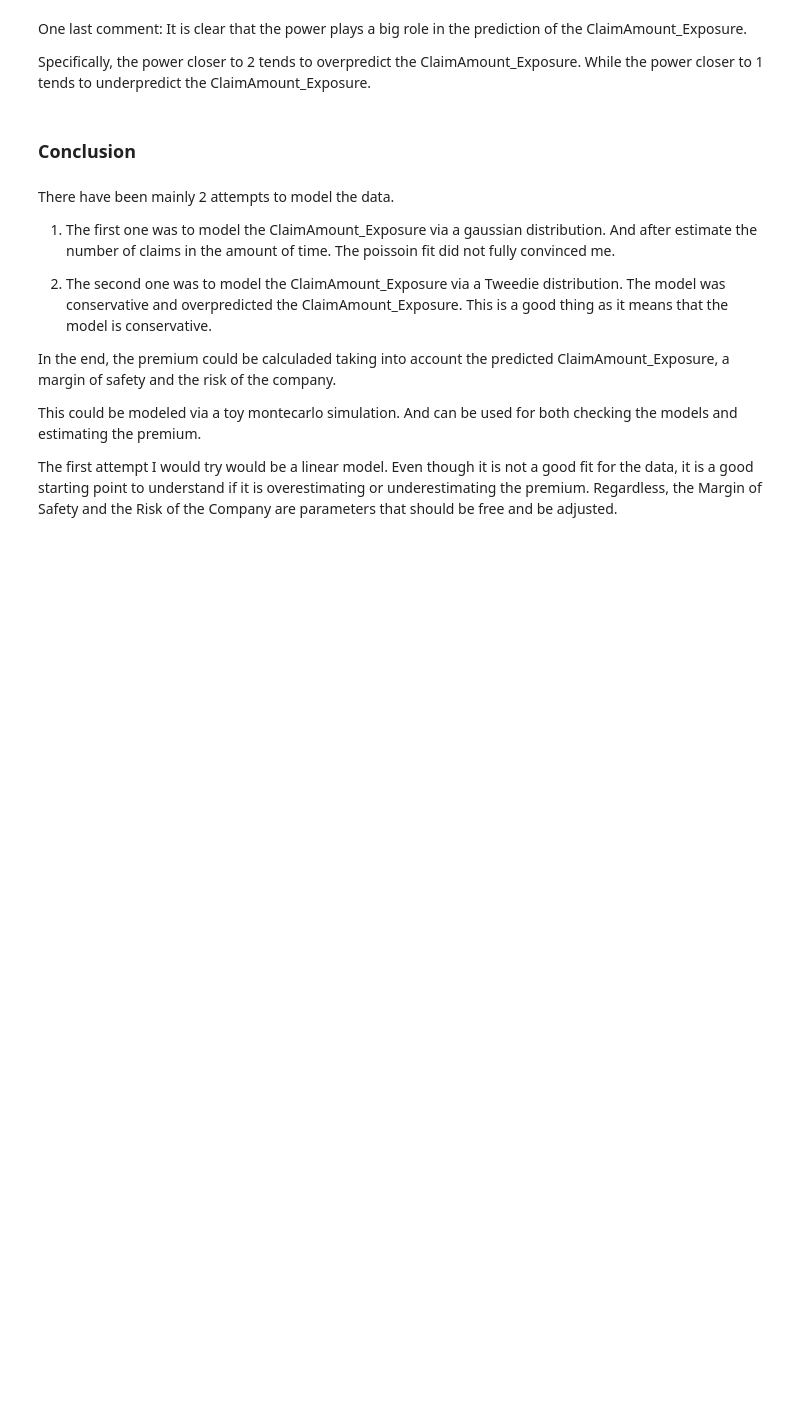
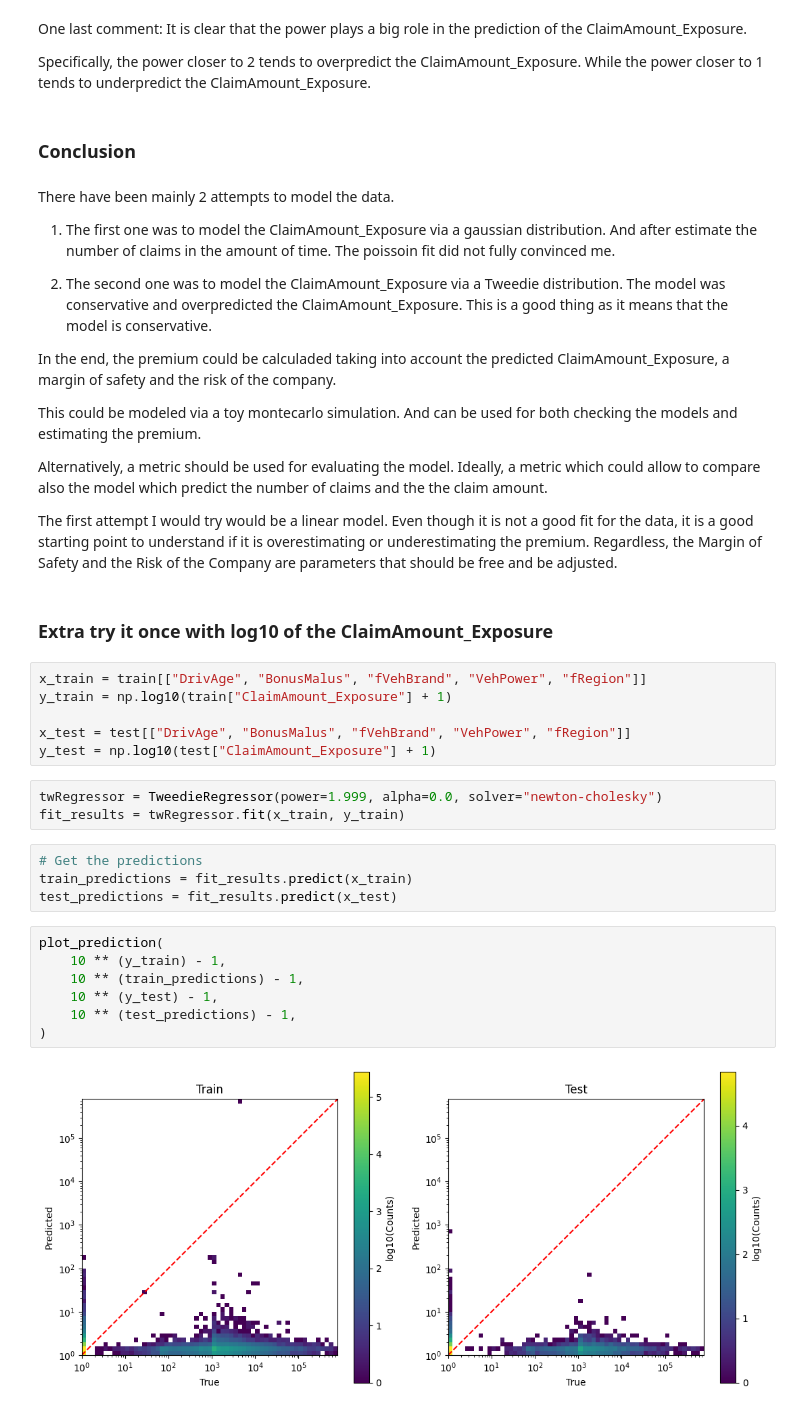
Before and after one commit to fedbont94/huk_coburg, a Jupyter notebook: coding_challenge.ipynb, the cells around one changed output. Drawn from its saved outputs; the diff is of its cells as text; blank space fills up the shorter version.

```diff
--- a/coding_challenge.ipynb
+++ b/coding_challenge.ipynb
@@ -1262,4 +1273,30 @@ In the end, the premium could be calculaded taking into account the predicted Cl
 
 This could be modeled via a toy montecarlo simulation. And can be used for both checking the models and estimating the premium.
 
+Alternatively, a metric should be used for evaluating the model. Ideally, a metric which could allow to compare also the model which predict the number of claims and the the claim amount.
+
 The first attempt I would try would be a linear model. Even though it is not a good fit for the data, it is a good starting point to understand if it is overestimating or underestimating the premium. Regardless, the Margin of Safety and the Risk of the Company are parameters that should be free and be adjusted.
+# %% [markdown]
+### Extra try it once with log10 of the ClaimAmount_Exposure
+# %%
+x_train = train[["DrivAge", "BonusMalus", "fVehBrand", "VehPower", "fRegion"]]
+y_train = np.log10(train["ClaimAmount_Exposure"] + 1)
+
+x_test = test[["DrivAge", "BonusMalus", "fVehBrand", "VehPower", "fRegion"]]
+y_test = np.log10(test["ClaimAmount_Exposure"] + 1)
+# %%
+twRegressor = TweedieRegressor(power=1.999, alpha=0.0, solver="newton-cholesky")
+fit_results = twRegressor.fit(x_train, y_train)
+# %%
+# Get the predictions
+train_predictions = fit_results.predict(x_train)
+test_predictions = fit_results.predict(x_test)
+# %%
+plot_prediction(
+    10 ** (y_train) - 1,
+    10 ** (train_predictions) - 1,
+    10 ** (y_test) - 1,
+    10 ** (test_predictions) - 1,
+)
+# %% [output]
+[figure, added]
```
Also changed, not shown: parts of 28 cells of this notebook.
